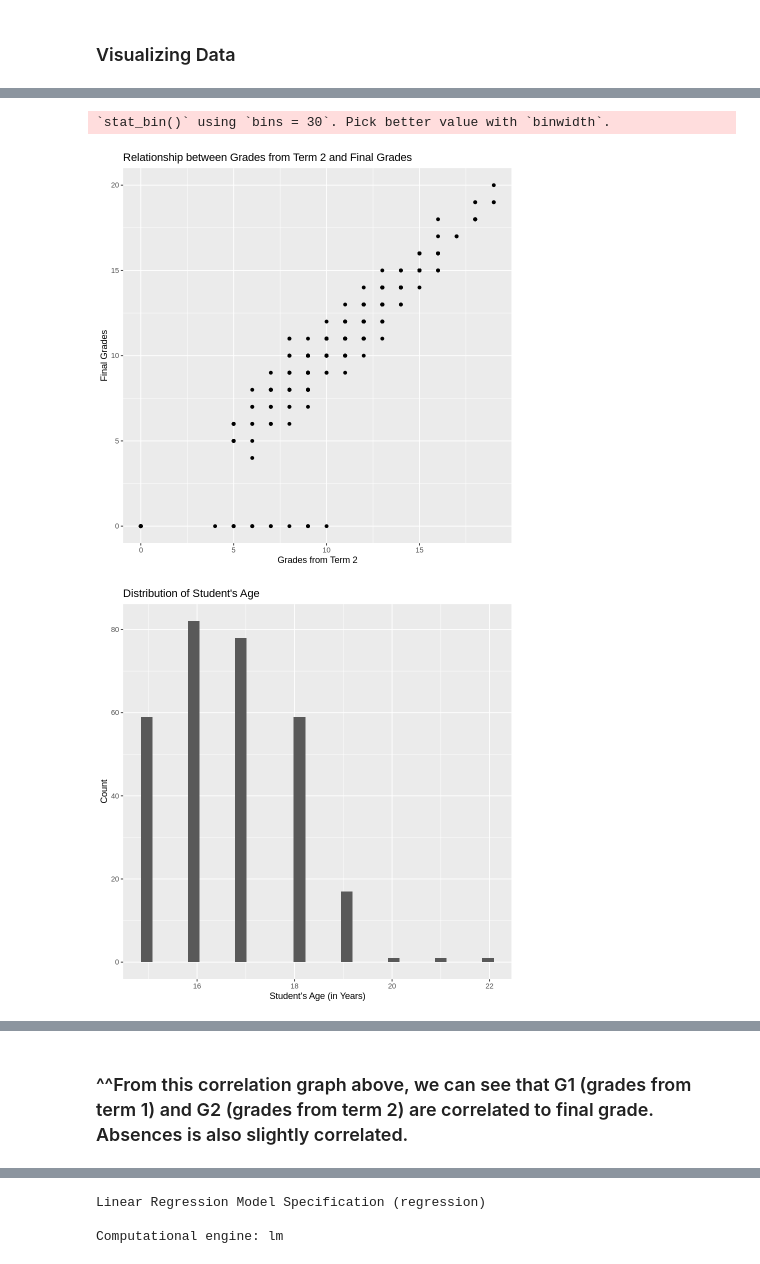
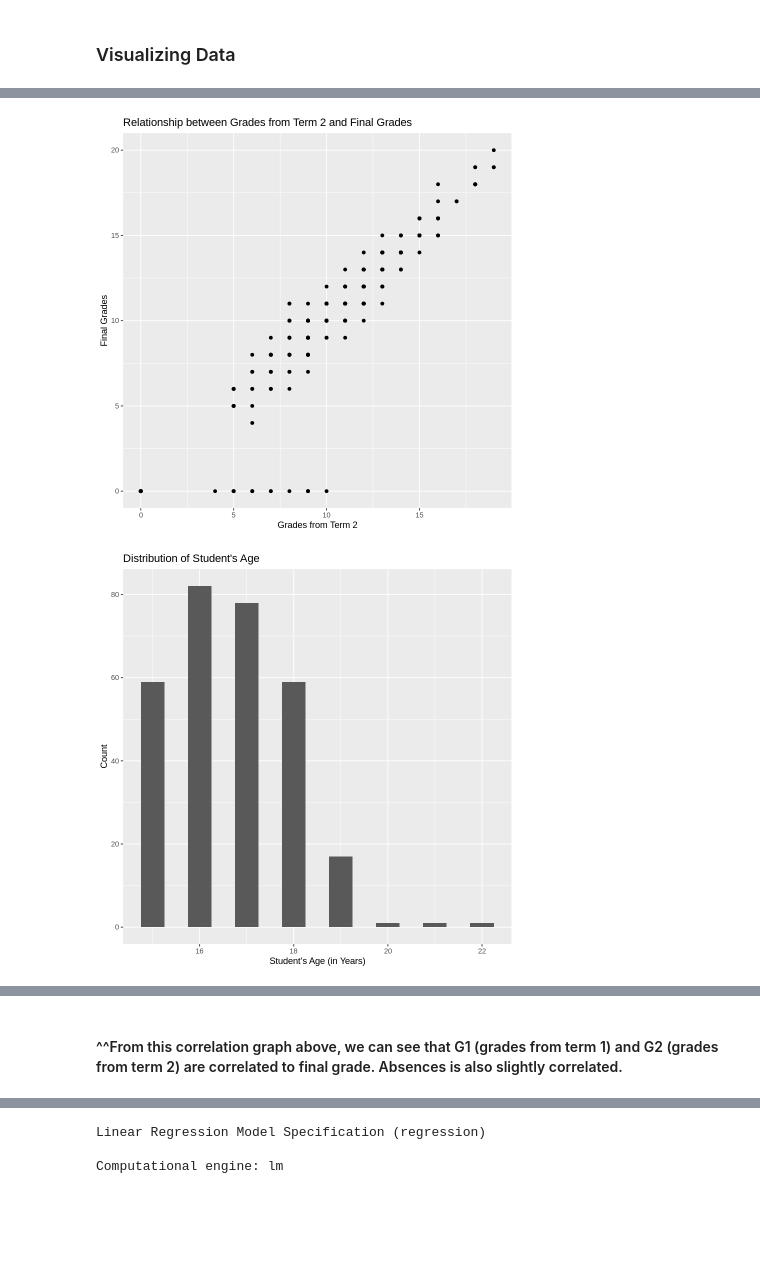
Before and after one commit to reubenjosephjohn/DSCI100_project, a Jupyter notebook: project_report_updated.ipynb, the cells around one changed output, grey strips where cells are left out. Saved outputs shown, nothing was run; the diff lists cells and outputs as text; code cells hidden in the pictures; blank space fills up the shorter version.

```diff
--- a/project_report_updated.ipynb
+++ b/project_report_updated.ipynb
@@ -172,36 +159,35 @@ G1_G3_plot <- student_train %>%
 G2_G3_plot <- student_train %>%
     ggplot(aes(x = G2, y= G3)) +
     geom_point() +
     labs(x = "Grades from Term 2", y = "Final Grades") +
     ggtitle("Relationship between Grades from Term 2 and Final Grades")
 
 age_plot <- student_train %>%
     ggplot(aes(x = age)) +
-    geom_histogram() +
+    geom_histogram(binwidth = 0.5) +
     labs(x = "Student's Age (in Years)", y = "Count") +
     ggtitle("Distribution of Student's Age")
 
 student_train_select <- student_train %>%
     select(age, absences, G1, G2, G3)
 
 
 
 cormat <- round(cor(student_train_select),2)
 melted_cormat <- melt(cormat)
 corr_plot <- ggplot(data = melted_cormat, aes(x=Var1, y=Var2, fill=value)) +
     geom_tile() +
     ggtitle("Correlation Heatmap of Variables to Predict G3") +
     labs(x = "Variable 1", y = "Variable 2", fill = "correlation")
 
 G1_G3_plot
 G2_G3_plot
 age_plot
 corr_plot
 # %% [output]
 [figure]
-`stat_bin()` using `bins = 30`. Pick better value with `binwidth`.
 [figure]
-[figure, old version]
+[figure, new version]
 [figure]
 # %% [markdown]
-### ^^From this correlation graph above, we can see that G1 (grades from term 1) and G2 (grades from term 2) are correlated to final grade. Absences is also slightly correlated.
+#### ^^From this correlation graph above, we can see that G1 (grades from term 1) and G2 (grades from term 2) are correlated to final grade. Absences is also slightly correlated.
```
Also changed, not shown: parts of 15 cells of this notebook.
